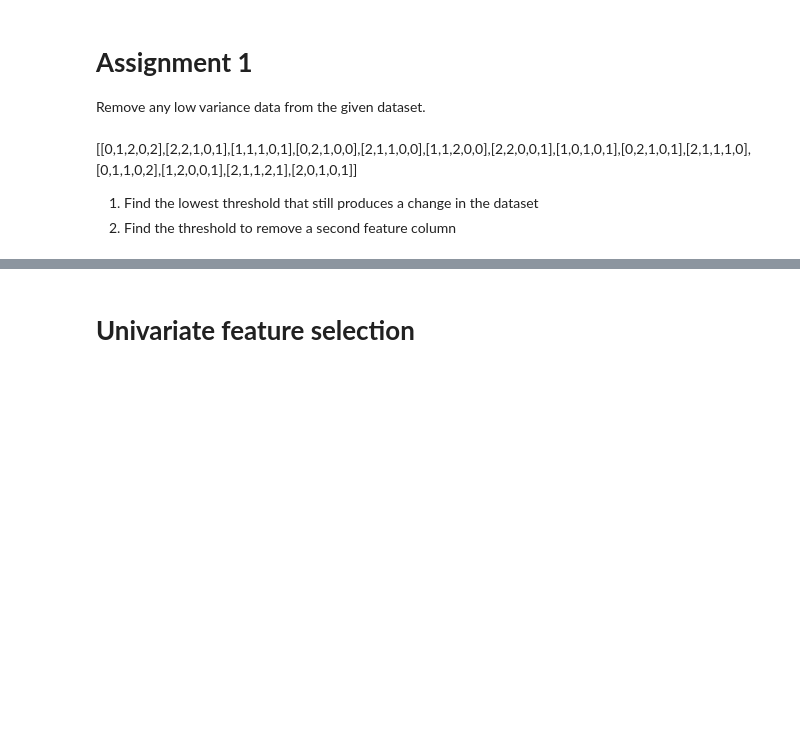
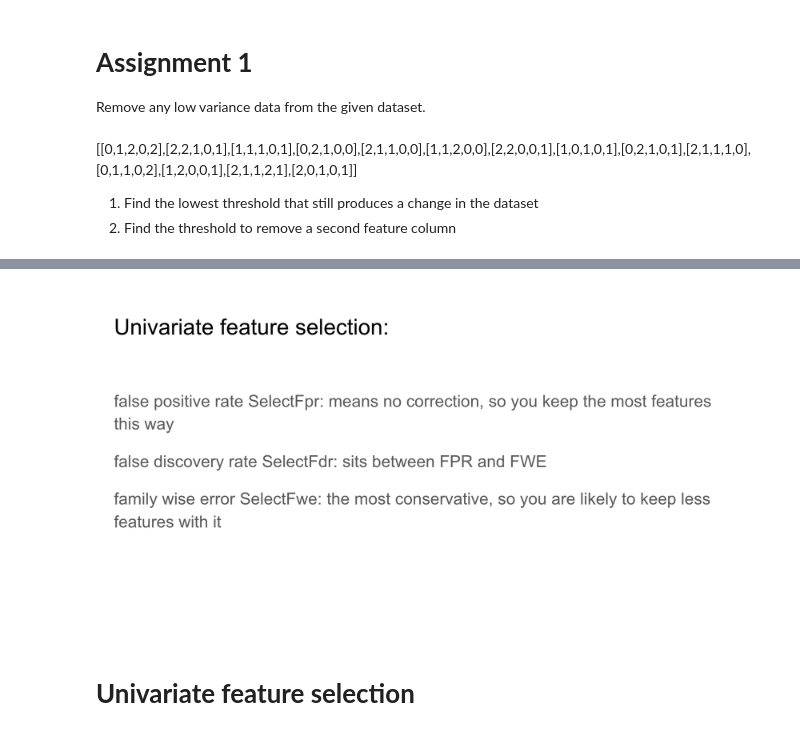
Before and after one commit to cagBRT/Machine-Learning, a Jupyter notebook: FeatureSelection1.ipynb, the cells around one changed output, grey strips where cells are left out. Drawn from its saved outputs; the diff is of its cells as text; code cells hidden in the pictures; blank space fills up the shorter version.

```diff
--- a/FeatureSelection1.ipynb
+++ b/FeatureSelection1.ipynb
@@ -108,3 +112,7 @@ xx = [[0,1,2,0,2],[2,2,1,0,1],[1,1,1,0,1],[0,2,1,0,0],[2,1,1,0,0],[1,1,2,0,0],[2
+# %%
+page(13)
+# %% [output]
+[figure, added]
 # %% [markdown]
 # **Univariate feature selection**
 # %% [markdown]
```
Also changed, not shown: parts of 2 cells of this notebook.
